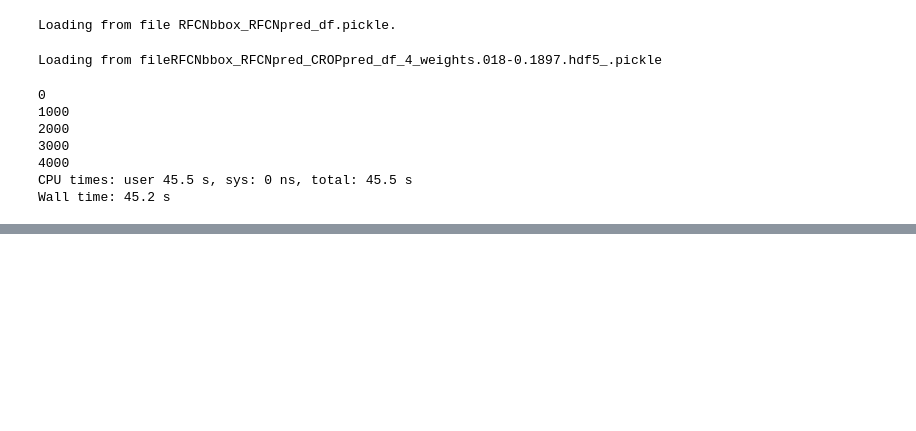
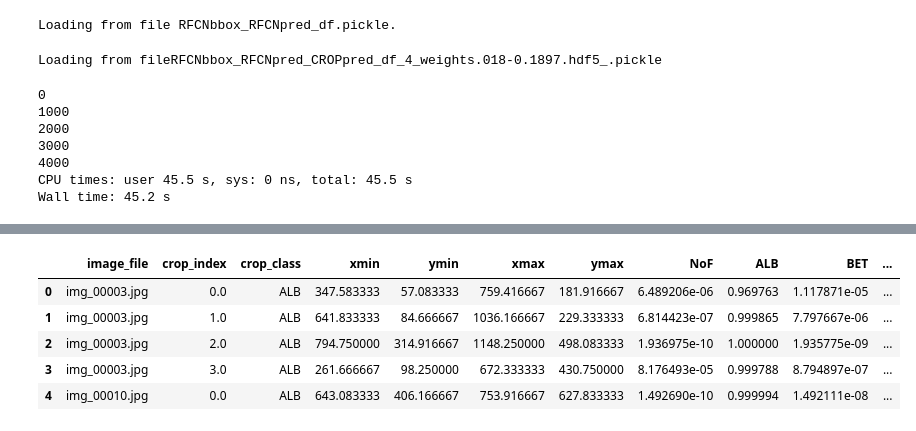
Before and after one commit to namiyao/Kaggle_NCFM, a Jupyter notebook: model_bbox/Classifier_directory.ipynb, the cells around one changed output, grey strips where cells are left out. Drawn from its saved outputs; the diff is of its cells as text; code cells hidden in the pictures; blank space fills up the shorter version.

```diff
--- a/model_bbox/Classifier_directory.ipynb
+++ b/model_bbox/Classifier_directory.ipynb
@@ -646,0 +598,9 @@ for j in range(test_pred_df.shape[0]):
+# %%
+RFCNbbox_RFCNpred_CROPpred_df.head()
+# %% [output]
+|  | image_file | crop_index | crop_class | xmin | ymin | xmax | ymax | NoF | ALB | BET | ... |
+| 0 | img_00003.jpg | 0.0 | ALB | 347.583333 | 57.083333 | 759.416667 | 181.916667 | 6.489206e-06 | 0.969763 | 1.117871e-05 | ... |
+| 1 | img_00003.jpg | 1.0 | ALB | 641.833333 | 84.666667 | 1036.166667 | 229.333333 | 6.814423e-07 | 0.999865 | 7.797667e-06 | ... |
+| 2 | img_00003.jpg | 2.0 | ALB | 794.750000 | 314.916667 | 1148.250000 | 498.083333 | 1.936975e-10 | 1.000000 | 1.935775e-09 | ... |
+| 3 | img_00003.jpg | 3.0 | ALB | 261.666667 | 98.250000 | 672.333333 | 430.750000 | 8.176493e-05 | 0.999788 | 8.794897e-07 | ... |
+| 4 | img_00010.jpg | 0.0 | ALB | 643.083333 | 406.166667 | 753.916667 | 627.833333 | 1.492690e-10 | 0.999994 | 1.492111e-08 | ... |
```
Also changed, not shown: parts of 9 cells of this notebook, 7 other files.
